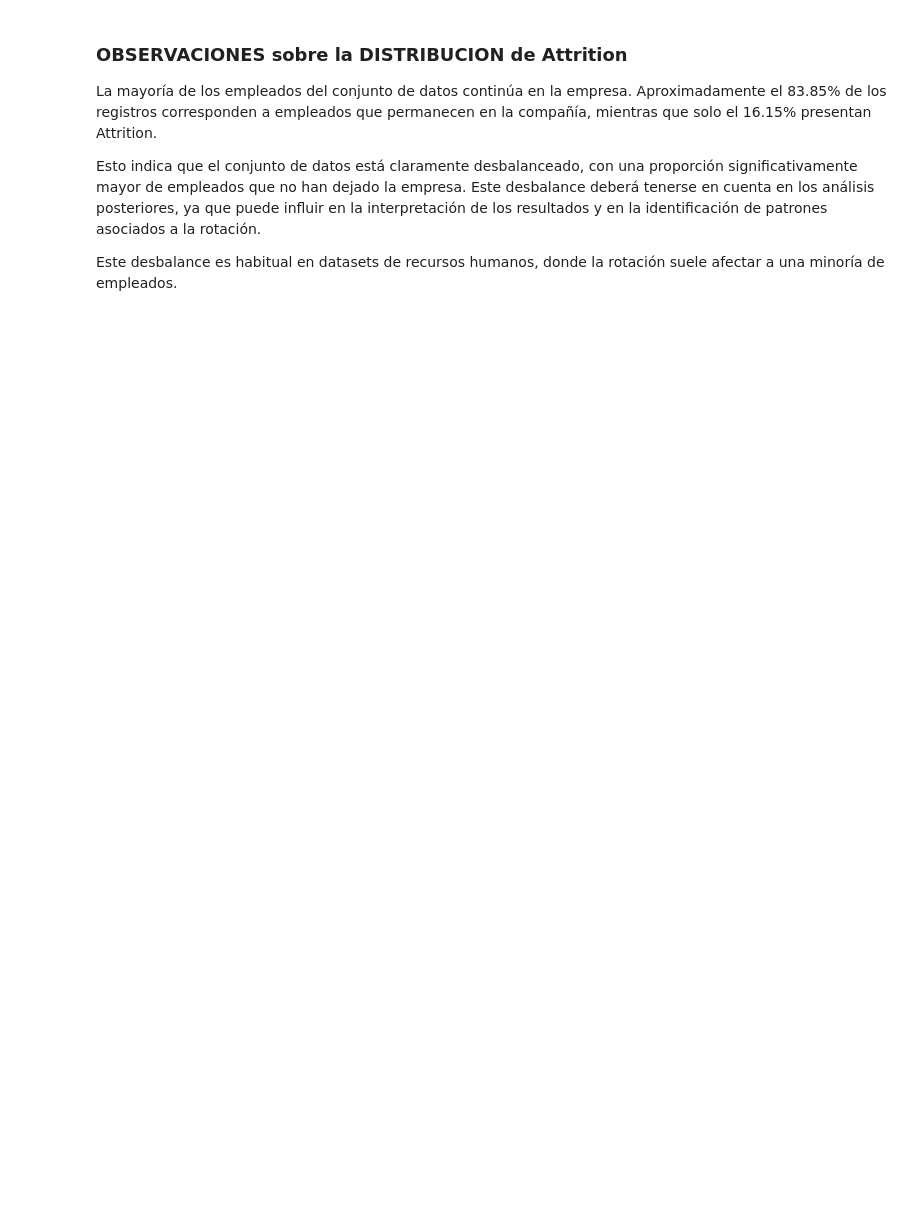
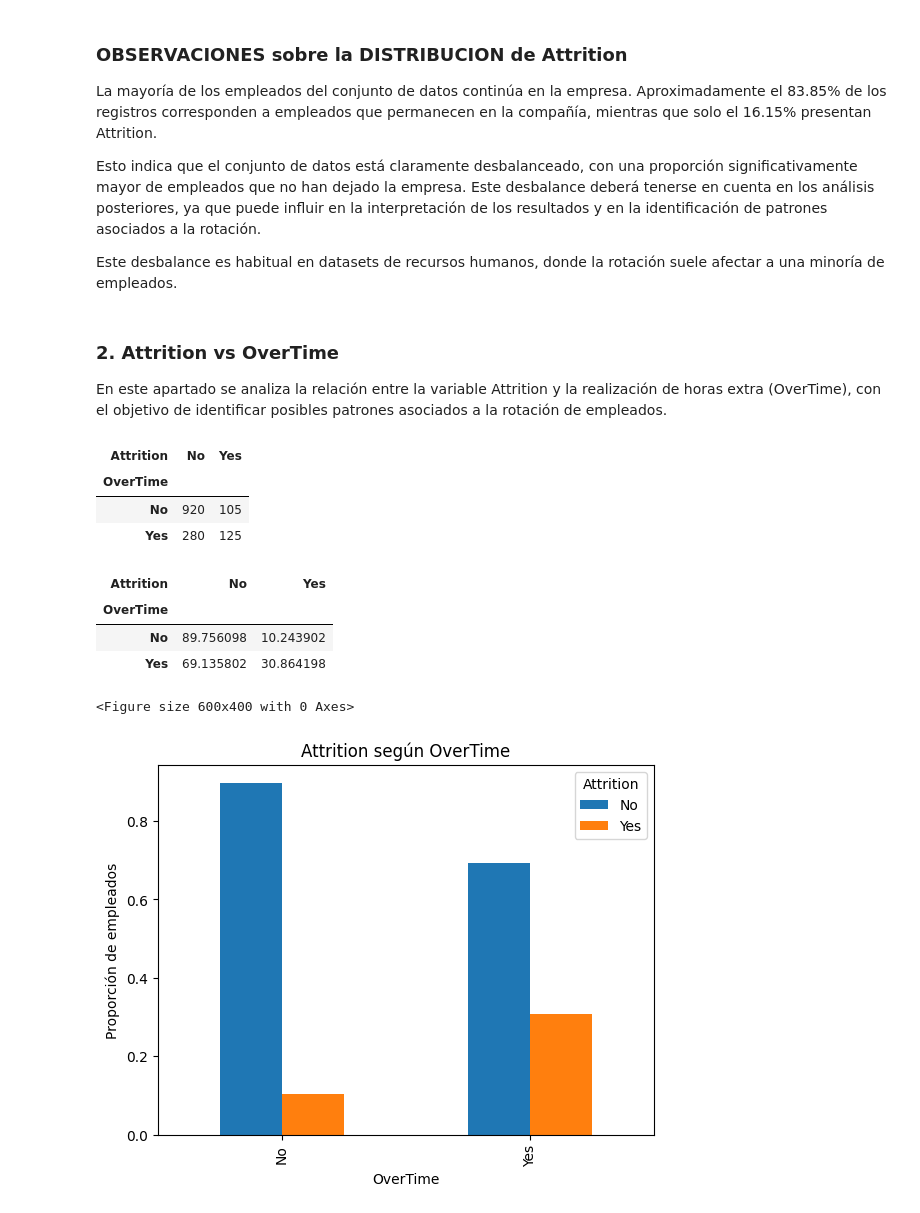
Before and after one commit to juliaisidroj/-project-da-promo-59-modulo-3-team-1, a Jupyter notebook: notebooks/Mati.ipynb, the cells around one changed output. Drawn from its saved outputs; the diff is of its cells as text; code cells hidden in the pictures; blank space fills up the shorter version.

Commit message:
Notebook Mati, outputs, revisión notebook general

```diff
--- a/notebooks/Mati.ipynb
+++ b/notebooks/Mati.ipynb
@@ -10,7 +10,7 @@ from sklearn.experimental import enable_iterative_imputer
 import re
 # %%
 # cargar datos
-df_abc = pd.read_csv('files/hr.csv')
+df_abc = pd.read_csv('../files/hr.csv')
 # %% [markdown]
 ## ANÁLISIS DE ATTRITION (Exploratorio + Interpretativo)
 # %% [markdown]
@@ -72,3 +76,49 @@ Esto indica que el conjunto de datos está claramente desbalanceado, con una pro
 Este desbalance deberá tenerse en cuenta en los análisis posteriores, ya que puede influir en la interpretación de los resultados y en la identificación de patrones asociados a la rotación.
 
 Este desbalance es habitual en datasets de recursos humanos, donde la rotación suele afectar a una minoría de empleados.
+# %% [markdown]
+### 2. Attrition vs OverTime
+
+En este apartado se analiza la relación entre la variable Attrition y la realización de horas extra (OverTime), con el objetivo de identificar posibles patrones asociados a la rotación de empleados.
+# %%
+# Tabla de Contingencia
+
+pd.crosstab(df_abc['OverTime'], df_abc['Attrition'])
+# %% [output]
+| Attrition | No | Yes |
+| OverTime |  |  |
+| No | 920 | 105 |
+| Yes | 280 | 125 |
+# %%
+# Proporciones
+
+pd.crosstab(
+    df_abc['OverTime'],
+    df_abc['Attrition'],
+    normalize='index'
+) * 100
+# %% [output]
+| Attrition | No | Yes |
+| OverTime |  |  |
+| No | 89.756098 | 10.243902 |
+| Yes | 69.135802 | 30.864198 |
+# %%
+# Visualización
+
+plt.figure(figsize=(6, 4))
+
+pd.crosstab(
+    df_abc['OverTime'],
+    df_abc['Attrition'],
+    normalize='index'
+).plot(kind='bar')
+
+plt.title('Attrition según OverTime')
+plt.xlabel('OverTime')
+plt.ylabel('Proporción de empleados')
+
+plt.savefig('../outputs/attrition_overtime.png', bbox_inches='tight')
+plt.show()
+# %% [output]
+<Figure size 600x400 with 0 Axes>
+[figure, added]
```
Also changed, not shown: parts of 17 cells of this notebook, 5 other files.
